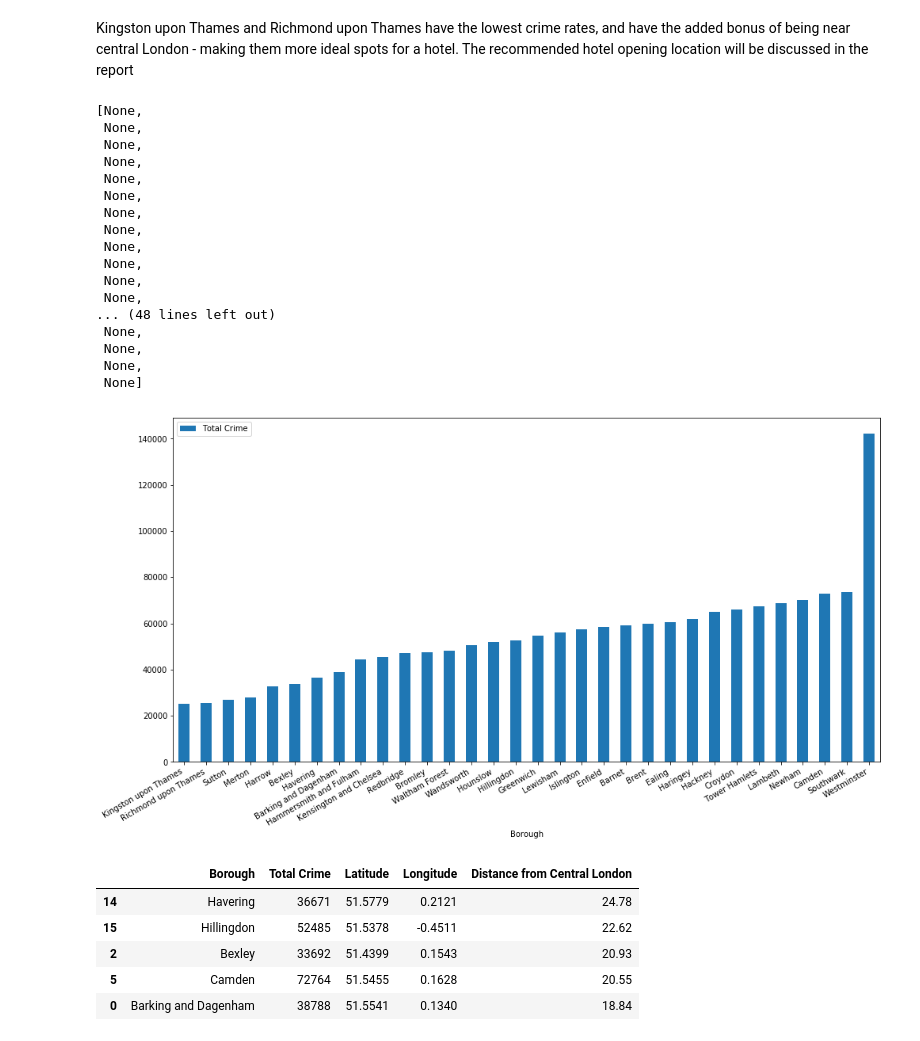
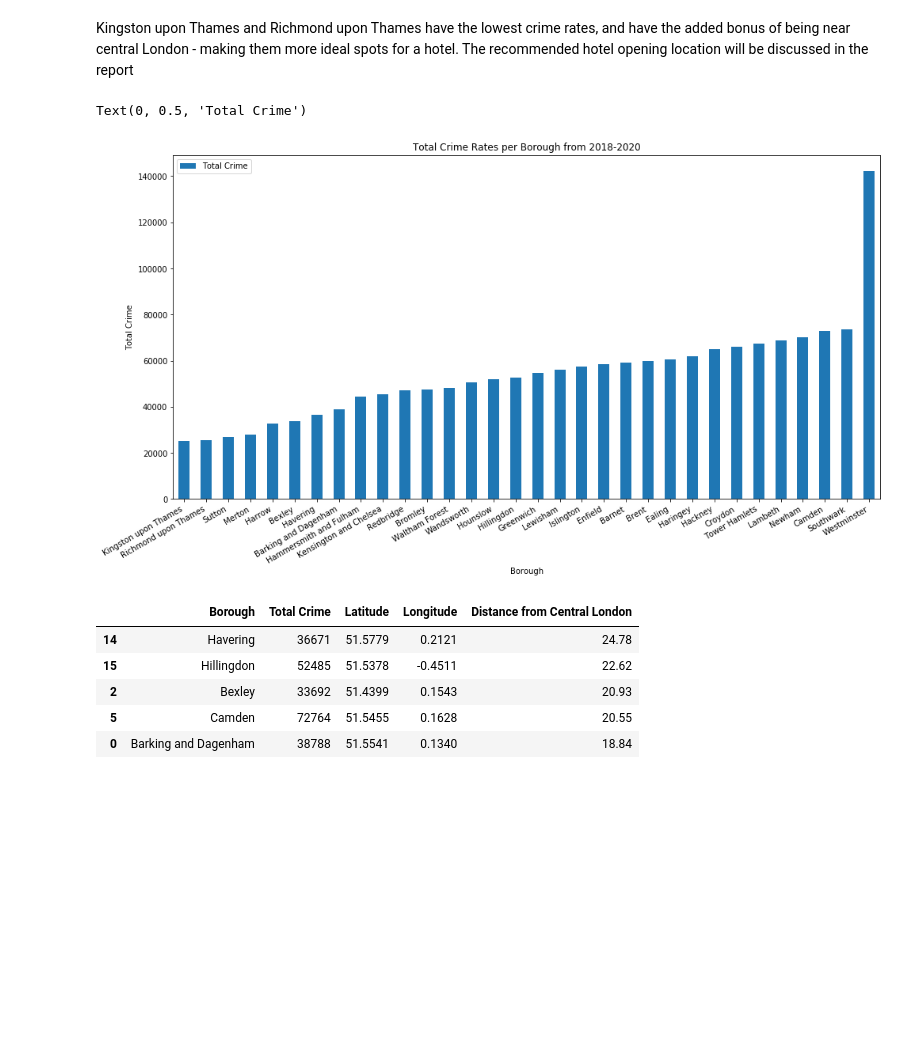
Before and after one commit to jilly2272/Coursera_Capstone, a Jupyter notebook: Best Location to Open a Hotel in London.ipynb, the cells around one changed output. Drawn from its saved outputs; the diff is of its cells as text; code cells hidden in the pictures; blank space fills up the shorter version.

```diff
--- a/Best Location to Open a Hotel in London.ipynb
+++ b/Best Location to Open a Hotel in London.ipynb
@@ -478,25 +470,12 @@ Kingston upon Thames and Richmond upon Thames have the lowest crime rates, and h
 # %%
 ax = df_crime_low.plot.bar(x='Borough', y='Total Crime', rot=0, figsize=(16,8))
 plt.setp(ax.get_xticklabels(), rotation=30, horizontalalignment='right')
+plt.title('Total Crime Rates per Borough from 2018-2020')
+plt.xlabel('Borough')
+plt.ylabel('Total Crime')
 # %% [output]
-[None,
- None,
- None,
- None,
- None,
- None,
- None,
- None,
- None,
- None,
- None,
- None,
-... (48 lines left out)
- None,
- None,
- None,
- None]
+Text(0, 0.5, 'Total Crime')
-[figure, old version]
+[figure, new version]
 # %%
 df_distance_far = df_crime.sort_values(['Distance from Central London'], ascending = False)
 df_distance_far.head()
```
Also changed, not shown: parts of 7 cells of this notebook.
